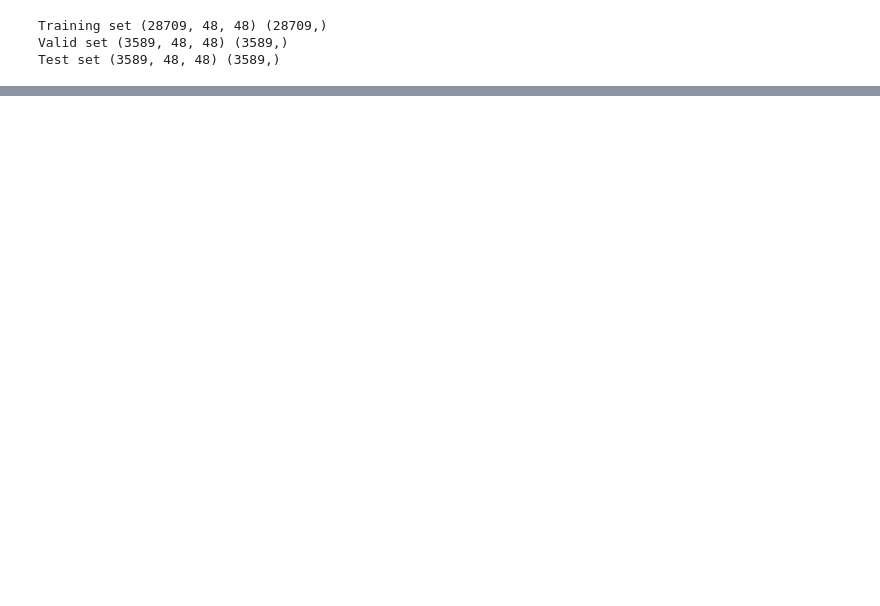
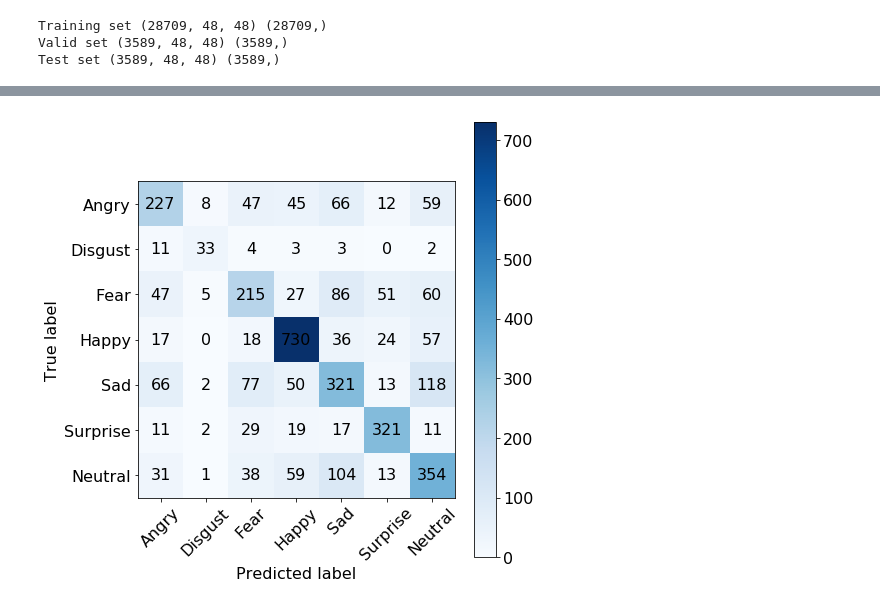
Before and after one commit to se7oluti0n/smiling-verification, a Jupyter notebook: AlexNet_Simplified.ipynb, the cells around one changed output, grey strips where cells are left out. Cells and saved outputs as stored; diff of their text form; code cells hidden in the pictures; blank space fills up the shorter version.

```diff
--- a/AlexNet_Simplified.ipynb
+++ b/AlexNet_Simplified.ipynb
@@ -254,8 +262,8 @@ with tf.device('/gpu:0'):
         acc_placeholder = tf.placeholder(dtype=tf.float32)
         acc_summary = tf.summary.scalar("accuracy", acc_placeholder)
 # %%
-num_steps = 24001
-model_name = 'tang'
+num_steps = 240001
+model_name = 'tang4'
 train_writer = tf.summary.FileWriter('./summary/'+ model_name+'/train', graph=alexnet_simple)
 
 valid_writer = tf.summary.FileWriter('./summary/'+model_name+ '/valid', graph=alexnet_simple)
@@ -300,8 +308,8 @@ with tf.Session(graph=alexnet_simple) as session:
             predict_arr = predictions
             labels_arr = batch_labels
         else:
-            np.append(predict_arr, predictions, 0)
-            np.append(labels_arr, batch_labels, 0)
+            predict_arr = np.append(predict_arr, predictions, 0)
+            labels_arr = np.append(labels_arr, batch_labels, 0)
     return accuracy(predict_arr, labels_arr)
 
 
@@ -332,17 +340,23 @@ with tf.Session(graph=alexnet_simple) as session:
       train_writer.add_summary(acc_summary.eval(feed_dict={acc_placeholder: valid_acc}), step)
       valid_writer.add_summary(acc_summary.eval(feed_dict={acc_placeholder: train_acc}), step)
 
-    if (step % 500 == 0):
+    if (step % 1000 == 0):
       print('Minibatch loss at step %d: %f' % (step, l))
       print('Minibatch accuracy: %.1f%%' % train_acc)
       print('------ Validation accuracy: %.1f%%' % valid_acc)
-    if (step % 1000 == 0):
+      test_acc = validate(test_dataset[:500], test_labels[:500])
+      print('------ Test accuracy: %.1f%%' % test_acc)
+
+
+
+    if (step % 5000 == 0):
         saver.save(session, './checkpoints/' + model_name + '/' + model_name, global_step=step)
 
     #bar.update(float(step-initial_step) / (num_steps - initial_step) * 100)
 
   #test_predict = session.run([test_prediction], feed_dict=feed_dict)
-  print('====== Test accuracy: %.1f%%' % validate(test_dataset, test_labels))
+  print('====== Public Test accuracy: %.1f%%' % validate(test_dataset, test_labels))
+  print('====== Private Test accuracy: %.1f%%' % validate(valid_dataset, valid_labels))
   #saver.save(session, './checkpoints/' + model_name, global_step=num_steps)
   session.close()
 
@@ -369,0 +384,73 @@ Minibatch accuracy: 62.0%
+# %%
+from sklearn.metrics import confusion_matrix
+import matplotlib.pyplot as plt
+import matplotlib
+%matplotlib inline
+model_name = 'tang4'
+def predict(sesson, val_dataset, val_labels):
+    num_iterations = val_dataset.shape[0] / batch_size
+
+    print('iternation: ', num_iterations)
+    predict_arr = None
+    labels_arr = None
+
+    for step in range(num_iterations):
+        offset = (step * batch_size) % (val_dataset.shape[0] - batch_size)
+        batch_data = val_dataset[offset:(offset + batch_size), :, :, :]
+        batch_labels = val_labels[offset:(offset + batch_size), :]
+        feed_dict = {tf_dataset : batch_data, tf_labels : batch_labels, phase_train: False, keep_prob: 0}
+
+        predictions, = session.run(
+          [prediction], feed_dict=feed_dict)
+        if predict_arr is None:
+            predict_arr = predictions
+            labels_arr = batch_labels
+        else:
+            predict_arr = np.append(predict_arr, predictions, 0)
+            labels_arr = np.append(labels_arr, batch_labels, 0)
+
+    return np.argmax(predict_arr, 1), np.argmax(labels_arr, 1)
+
+labels = ['Angry', 'Disgust', 'Fear', 'Happy', 'Sad', 'Surprise', 'Neutral']
+def plot_confusion_matrix(y_true, y_pred, cmap=plt.cm.Blues):
+    cm = confusion_matrix(y_true, y_pred)
+    fig = plt.figure(figsize=(7,7))
+    matplotlib.rcParams.update({'font.size': 16})
+    ax  = fig.add_subplot(111)
+    matrix = ax.imshow(cm, interpolation='nearest', cmap=cmap)
+    fig.colorbar(matrix)
+    for i in range(0,7):
+        for j in range(0,7):
+            ax.text(j,i,cm[i,j],va='center', ha='center')
+    # ax.set_title('Confusion Matrix')
+    ticks = np.arange(len(labels))
+    ax.set_xticks(ticks)
+    ax.set_xticklabels(labels, rotation=45)
+    ax.set_yticks(ticks)
+    ax.set_yticklabels(labels)
+    plt.tight_layout()
+    plt.ylabel('True label')
+    plt.xlabel('Predicted label')
+
+with tf.Session(graph=alexnet_simple) as session:
+  tf.global_variables_initializer().run()
+  print('Initialized')
+  initial_step = 0
+
+  ## Load saved checkpoint
+  ckpt = tf.train.get_checkpoint_state(
+    os.path.dirname('./checkpoints/' + model_name + '/checkpoint'))
+
+  if ckpt and ckpt.model_checkpoint_path:
+    # Restore from checkpoint
+    saver.restore(session, ckpt.model_checkpoint_path)
+    print("Restore from: ", ckpt.model_checkpoint_path)
+
+    y_pred, y_true = predict(session, test_dataset, test_labels)
+    print(y_pred)
+    print(confusion_matrix(y_true, y_pred))
+    plot_confusion_matrix(y_true, y_pred)
+
+  else:
+    print ('Cannot find saved model')
+# %% [output]
@@ -369,0 +468 @@ Minibatch accuracy: 62.0%
+[figure, added]
```
Also changed, not shown: parts of 9 cells of this notebook, 1 other file.
